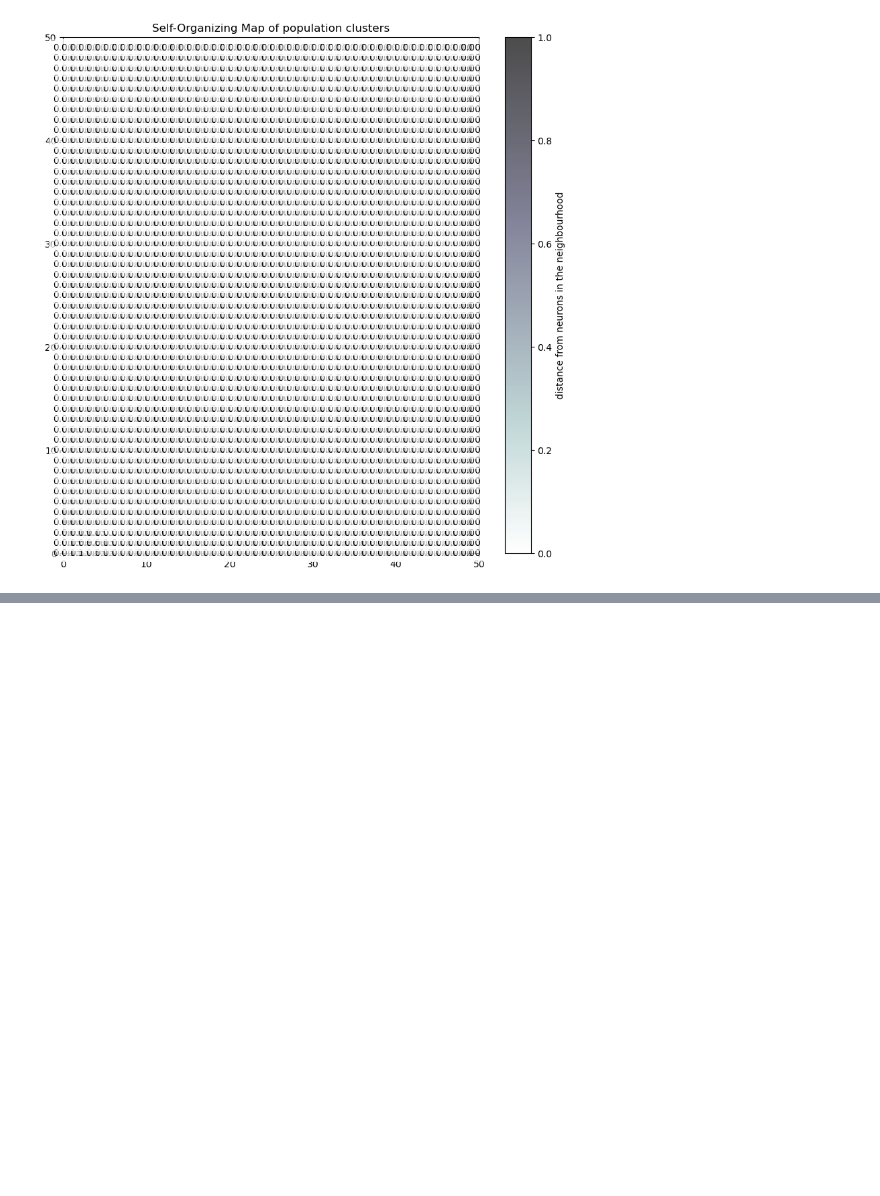
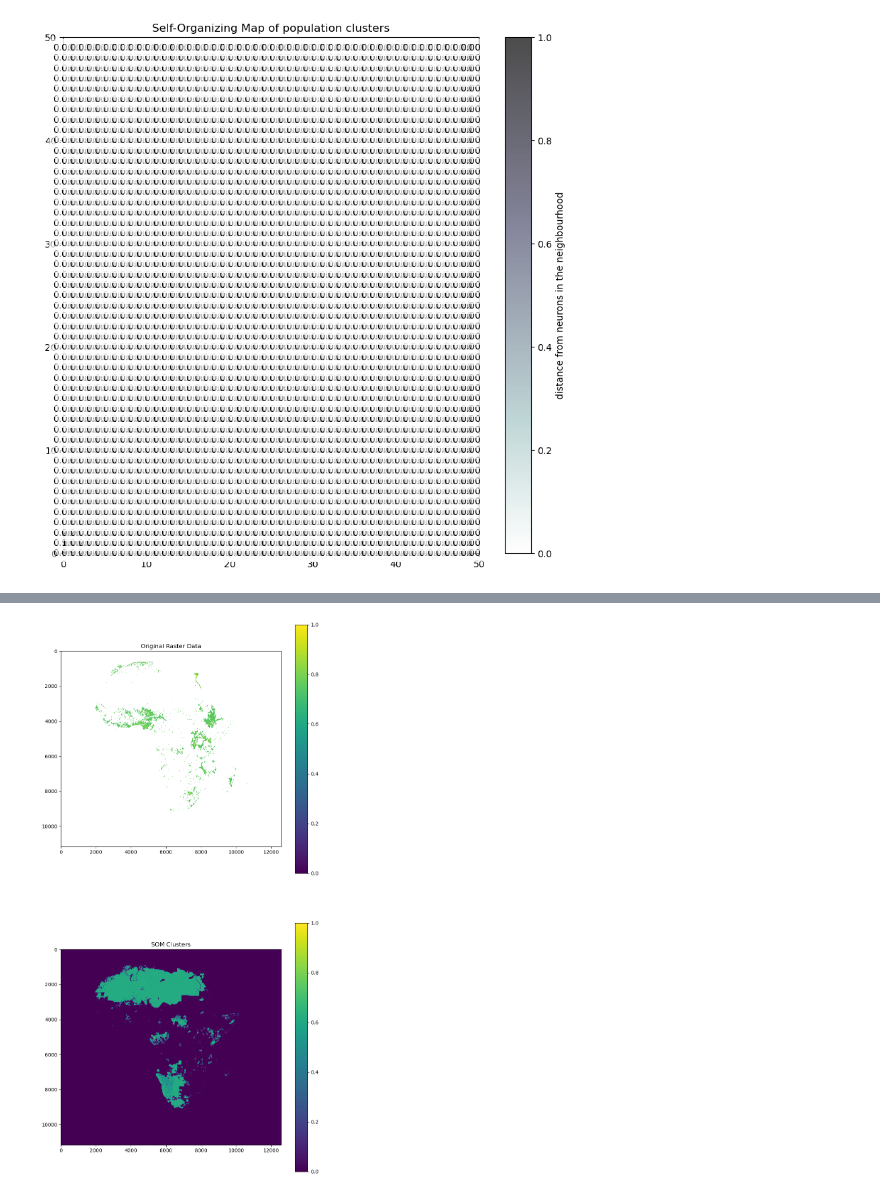
Before and after one commit to InstituteforDiseaseModeling/RasterToolkit, a Jupyter notebook: examples/som_exploration_notebook.ipynb, the cells around one changed output, grey strips where cells are left out. Saved outputs shown, nothing was run; the diff lists cells and outputs as text; code cells hidden in the pictures; blank space fills up the shorter version.

```diff
--- a/examples/som_exploration_notebook.ipynb
+++ b/examples/som_exploration_notebook.ipynb
@@ -128,0 +165,5 @@ plt.show()
+# %%
+best_matching_units = np.zeros_like(band1, dtype='int')
+for (i, j), value in tqdm(np.ndenumerate(band1)):
+    bmu = som.winner([value])
+    best_matching_units[i, j] = bmu[0]
@@ -128,0 +178,15 @@ plt.show()
+# %%
+# Plot the original raster data and the SOM clusters on a map of Africa
+fig, ax = plt.subplots(2, 1, figsize=(10, 20))
+
+ax[0].imshow(band1, norm='log')
+ax[0].set_title('Original Raster Data')
+fig.colorbar(plt.cm.ScalarMappable(), ax=ax[0])
+
+ax[1].imshow(best_matching_units)
+ax[1].set_title('SOM Clusters')
+fig.colorbar(plt.cm.ScalarMappable(), ax=ax[1])
+
+plt.show()
+# %% [output]
+[figure, added]
```
Also changed, not shown: parts of 21 cells of this notebook.
